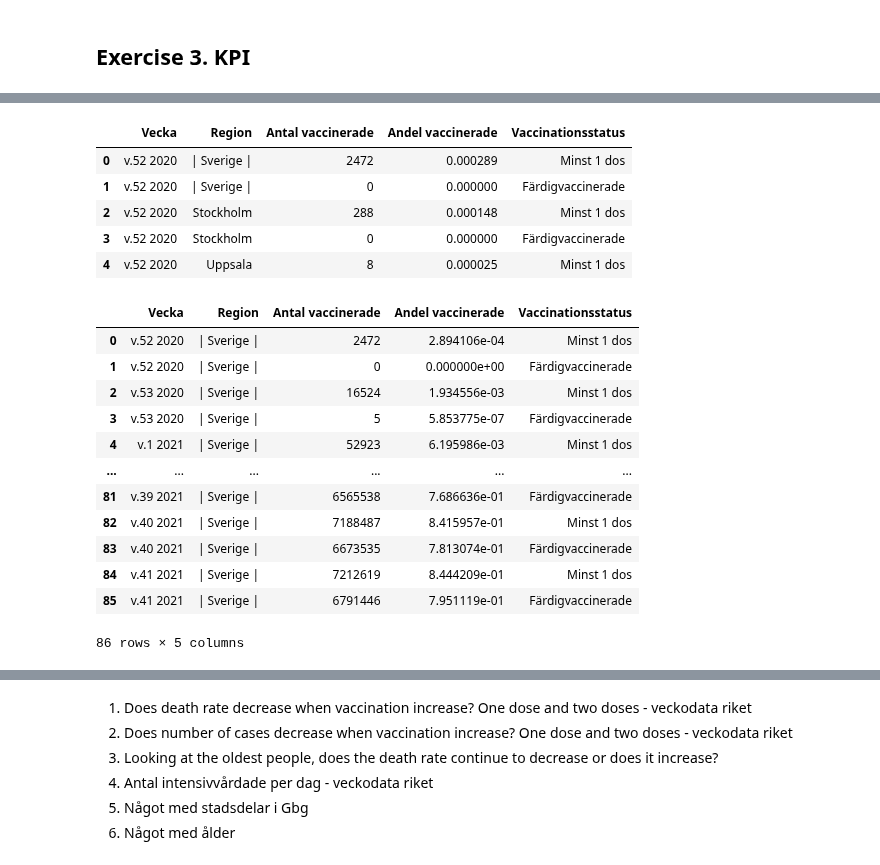
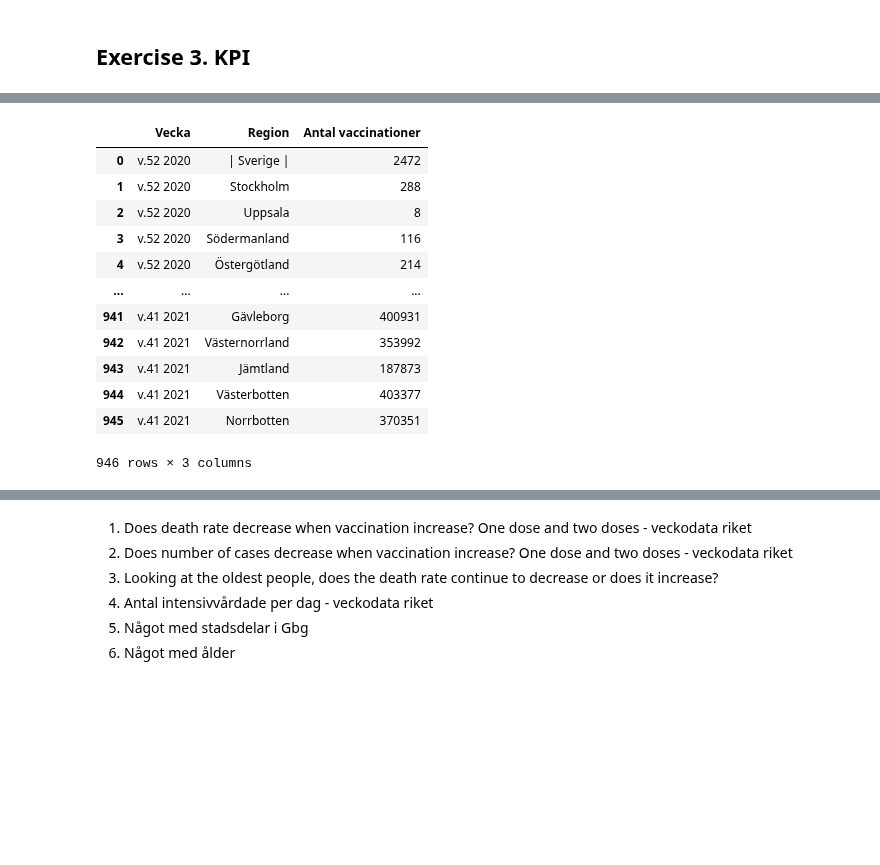
Before and after one commit to Anna-MariaSjolund/Data-Handling-Anna-MariaSjolund, a Jupyter notebook: Labs/Covid-Lab/covid_lab.ipynb, the cells around one changed output, grey strips where cells are left out. Saved outputs shown, nothing was run; the diff lists cells and outputs as text; code cells hidden in the pictures; blank space fills up the shorter version.

```diff
--- a/Labs/Covid-Lab/covid_lab.ipynb
+++ b/Labs/Covid-Lab/covid_lab.ipynb
@@ -375,4 +289,4 @@ TODO: Save all the plots to html and rename them
 # %%
-vaccination_time = pd.read_excel("data/Folkhalsomyndigheten_Covid19_Vaccine.xlsx", sheet_name=1)
-vaccination_time
+vaccination_swe = pd.read_excel("data/Folkhalsomyndigheten_Covid19_Vaccine.xlsx", sheet_name=0)
+vaccination_swe #Antal vaccinationer is cumulatative
 # %% [output]
@@ -392,29 +320,19 @@ vaccination_time
 # %%
-vaccination_time["Vecka"] = "v." + vaccination_time["Vecka"].astype(str) + " " + vaccination_time["År"].astype(str)
-vaccination_time = vaccination_time.drop("År", axis=1)
-
-vaccination_time.head()
+#Create a "Vecka" column and overwrite/drop the old values
+vaccination_swe["Vecka"] = "v." + vaccination_swe["Vecka"].astype(str) + " " + vaccination_swe["År"].astype(str)
+vaccination_swe = vaccination_swe.drop("År", axis=1)
+vaccination_swe
 # %% [output]
-|  | Vecka | Region | Antal vaccinerade | Andel vaccinerade | Vaccinationsstatus |
-| 0 | v.52 2020 | | Sverige | | 2472 | 0.000289 | Minst 1 dos |
-| 1 | v.52 2020 | | Sverige | | 0 | 0.000000 | Färdigvaccinerade |
-| 2 | v.52 2020 | Stockholm | 288 | 0.000148 | Minst 1 dos |
-| 3 | v.52 2020 | Stockholm | 0 | 0.000000 | Färdigvaccinerade |
-| 4 | v.52 2020 | Uppsala | 8 | 0.000025 | Minst 1 dos |
+|  | Vecka | Region | Antal vaccinationer |
+| 0 | v.52 2020 | | Sverige | | 2472 |
+| 1 | v.52 2020 | Stockholm | 288 |
+| 2 | v.52 2020 | Uppsala | 8 |
+| 3 | v.52 2020 | Södermanland | 116 |
+| 4 | v.52 2020 | Östergötland | 214 |
+| ... | ... | ... | ... |
+| 941 | v.41 2021 | Gävleborg | 400931 |
+| 942 | v.41 2021 | Västernorrland | 353992 |
+| 943 | v.41 2021 | Jämtland | 187873 |
+| 944 | v.41 2021 | Västerbotten | 403377 |
+| 945 | v.41 2021 | Norrbotten | 370351 |
+946 rows × 3 columns
-# %%
-kpi_data = vaccination_time.loc[(vaccination_time["Region"] == "| Sverige |")].reset_index(drop=True)
-kpi_data
-# %% [output]
-|  | Vecka | Region | Antal vaccinerade | Andel vaccinerade | Vaccinationsstatus |
-| 0 | v.52 2020 | | Sverige | | 2472 | 2.894106e-04 | Minst 1 dos |
-| 1 | v.52 2020 | | Sverige | | 0 | 0.000000e+00 | Färdigvaccinerade |
-| 2 | v.53 2020 | | Sverige | | 16524 | 1.934556e-03 | Minst 1 dos |
-| 3 | v.53 2020 | | Sverige | | 5 | 5.853775e-07 | Färdigvaccinerade |
-| 4 | v.1 2021 | | Sverige | | 52923 | 6.195986e-03 | Minst 1 dos |
-| ... | ... | ... | ... | ... | ... |
-| 81 | v.39 2021 | | Sverige | | 6565538 | 7.686636e-01 | Färdigvaccinerade |
-| 82 | v.40 2021 | | Sverige | | 7188487 | 8.415957e-01 | Minst 1 dos |
-| 83 | v.40 2021 | | Sverige | | 6673535 | 7.813074e-01 | Färdigvaccinerade |
-| 84 | v.41 2021 | | Sverige | | 7212619 | 8.444209e-01 | Minst 1 dos |
-| 85 | v.41 2021 | | Sverige | | 6791446 | 7.951119e-01 | Färdigvaccinerade |
-86 rows × 5 columns
```
Also changed, not shown: parts of 40 cells of this notebook.
